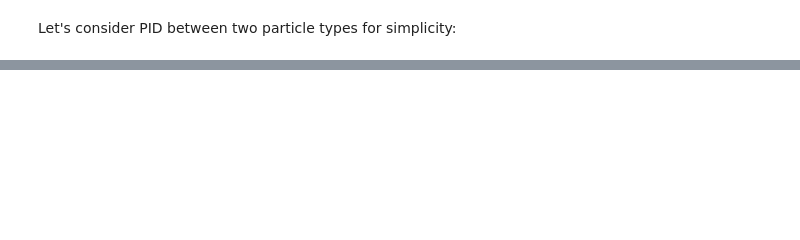
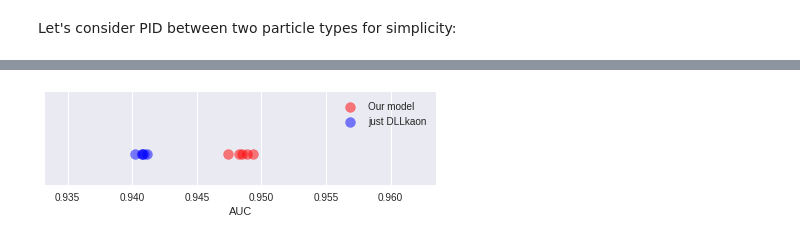
Before and after one commit to SiLiKhon/HEPStatsSeminar, a Jupyter notebook: seminar2/LinearModels_LHCb_PID.ipynb, the cells around one changed output, grey strips where cells are left out. Saved outputs shown, nothing was run; the diff lists cells and outputs as text; code cells hidden in the pictures; blank space fills up the shorter version.

```diff
--- a/seminar2/LinearModels_LHCb_PID.ipynb
+++ b/seminar2/LinearModels_LHCb_PID.ipynb
@@ -242,0 +186,3 @@ plt.ylabel('rms range');
+# %%
+for f in top10_features:
+  print("{:20s} : ({:10.2f}, {:10.2f})".format(f, data[f].min(), data[f].max()))
@@ -242,0 +252,3 @@ plt.ylabel('rms range');
+# %%
+outlier_columns = [f for f in top10_features if (data[f] == -999).sum() > 0]
+print(outlier_columns)
@@ -242,0 +257,6 @@ plt.ylabel('rms range');
+# %%
+def get_features(dataset):
+  return pd.concat([convert_outlier(dataset[f]) if f in outlier_columns else
+                    dataset[f] for f in top10_features], axis=1)
+
+get_features(train).head()
@@ -242,0 +311,31 @@ plt.ylabel('rms range');
+# %%
+kf = model_selection.KFold(n_splits=5, shuffle=True, random_state=1234)
+aucs_single = []
+aucs_model = []
+
+for i_train, i_test in kf.split(data):
+  train = data.iloc[i_train]
+  test  = data.iloc[i_test ]
+
+  scaler = preprocessing.RobustScaler()
+  scaler.fit(get_features(train))
+
+  model = linear_model.LogisticRegression()
+  model.fit(scaler.transform(get_features(train)), train.Label)
+
+  preds_test = model.predict_proba(
+      scaler.transform(get_features(test))
+  )[:,1]
+
+  aucs_model .append(metrics.roc_auc_score(test.Label, preds_test))
+  aucs_single.append(metrics.roc_auc_score(test.Label, test.DLLkaon))
+# %%
+plt.figure(figsize=(7, 1.7))
+plt.scatter(aucs_model , [0] * len(aucs_model ), s=100, alpha=0.5, c='r', label='Our model');
+plt.scatter(aucs_single, [0] * len(aucs_single), s=100, alpha=0.5, c='b', label='just DLLkaon');
+plt.yticks([]);
+plt.ylim(-0.2, 0.4)
+plt.xlabel("AUC");
+plt.legend();
+# %% [output]
+[figure, added]
```
Also changed, not shown: parts of 49 cells of this notebook.
